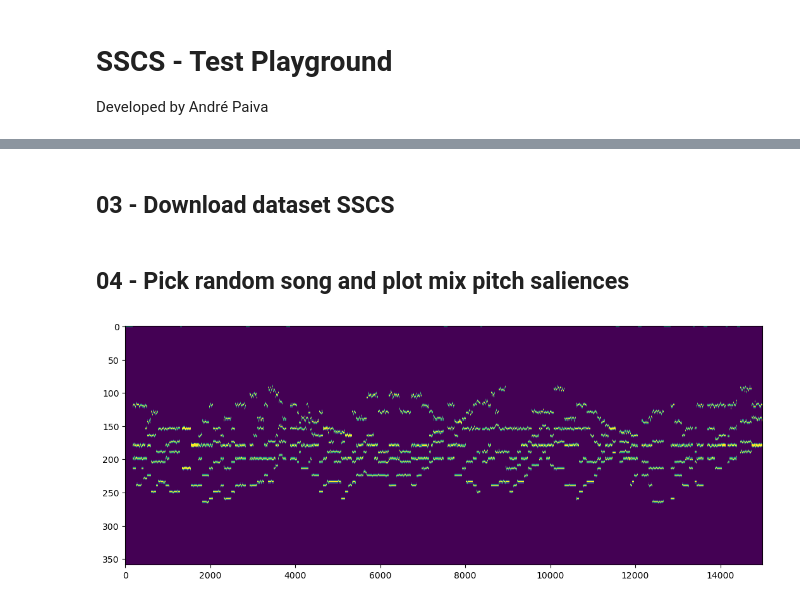
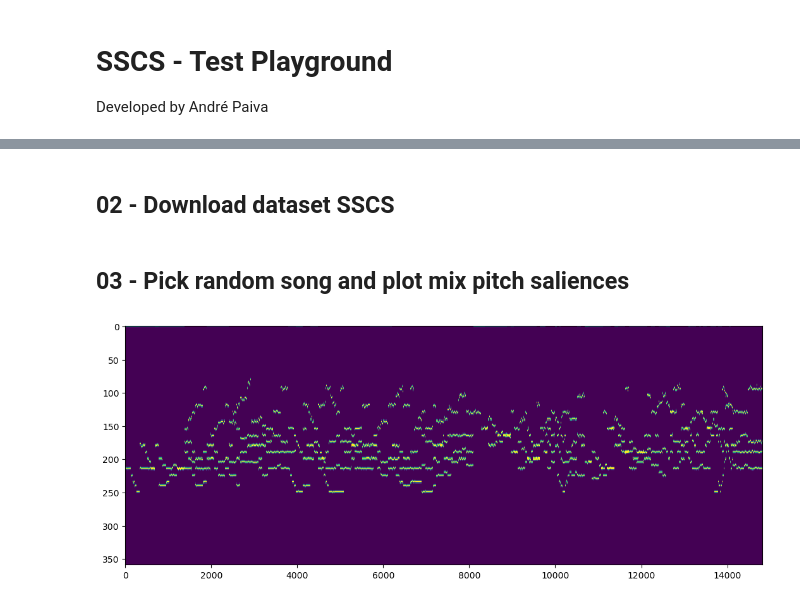
Before and after one commit to Xornotor/VocalAssignment-SSCS, a Jupyter notebook: SSCS_Test_Playground.ipynb, the cells around one changed output, grey strips where cells are left out. Saved outputs shown, nothing was run; the diff lists cells and outputs as text; code cells hidden in the pictures.

```diff
--- a/SSCS_Test_Playground.ipynb
+++ b/SSCS_Test_Playground.ipynb
@@ -64,2 +12,2 @@ def sscs_plot(dataframe):
 # %% [markdown]
-## 03 - Download dataset SSCS
+## 02 - Download dataset SSCS
@@ -68,10 +16,9 @@ sscs_download()
 # %% [markdown]
-## 04 - Pick random song and plot mix pitch saliences
+## 03 - Pick random song and plot mix pitch saliences
 # %%
-
-song = sscs_pick_random_song()
-df_song_mix = sscs_read_voice(song, 'mix')
-sscs_plot(df_song_mix)
+song = sscs.pick_random_song()
+df_song_mix = sscs.read_voice(song, 'mix')
+sscs.plot(df_song_mix)
 del(df_song_mix)
 # %% [output]
-[figure, old version]
+[figure, new version]
```
Also changed, not shown: parts of 12 cells of this notebook, 1 other file.
